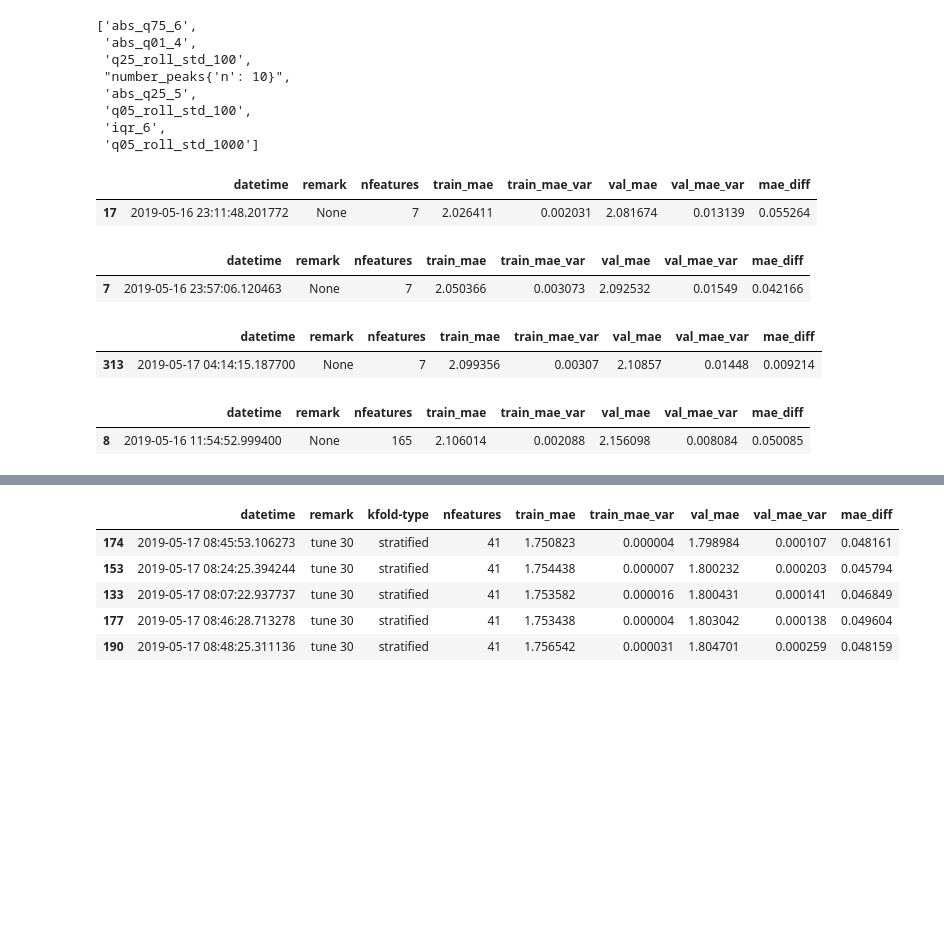
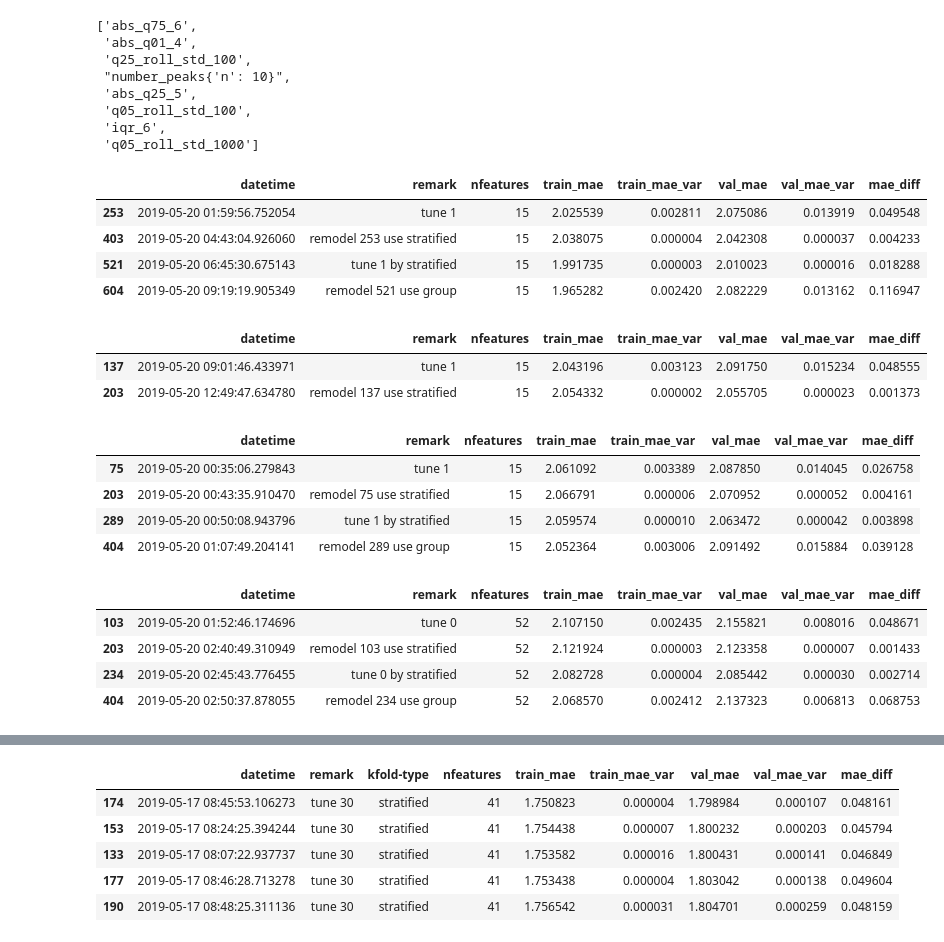
Before and after one commit to arhow/LANLEarthquakePrediction2019, a Jupyter notebook: mystacknet2.ipynb, the cells around one changed output, grey strips where cells are left out. Drawn from its saved outputs; the diff is of its cells as text; code cells hidden in the pictures; blank space fills up the shorter version.

```diff
--- a/mystacknet2.ipynb
+++ b/mystacknet2.ipynb
@@ -193,27 +195,37 @@ common_columns95
  'iqr_6',
  'q05_roll_std_1000']
 # %%
-df_trial_knn = pd.read_pickle('../trial/knn.pkl')
-df_trial_knn.loc[17:17][['datetime','remark', 'nfeatures', 'train_mae','train_mae_var','val_mae','val_mae_var','mae_diff']]
+db_knn = DFDB('../trial2/knn.pkl', auto_commit=False).select()
+db_knn.loc[[253,403,521,604]][['datetime','remark', 'nfeatures', 'train_mae','train_mae_var','val_mae','val_mae_var','mae_diff']]
 # %% [output]
 |  | datetime | remark | nfeatures | train_mae | train_mae_var | val_mae | val_mae_var | mae_diff |
-| 17 | 2019-05-16 23:11:48.201772 | None | 7 | 2.026411 | 0.002031 | 2.081674 | 0.013139 | 0.055264 |
+| 253 | 2019-05-20 01:59:56.752054 | tune 1 | 15 | 2.025539 | 0.002811 | 2.075086 | 0.013919 | 0.049548 |
+| 403 | 2019-05-20 04:43:04.926060 | remodel 253 use stratified | 15 | 2.038075 | 0.000004 | 2.042308 | 0.000037 | 0.004233 |
+| 521 | 2019-05-20 06:45:30.675143 | tune 1 by stratified | 15 | 1.991735 | 0.000003 | 2.010023 | 0.000016 | 0.018288 |
+| 604 | 2019-05-20 09:19:19.905349 | remodel 521 use group | 15 | 1.965282 | 0.002420 | 2.082229 | 0.013162 | 0.116947 |
 # %%
-df_trial_svr = pd.read_pickle('../trial/svr.pkl')
-df_trial_svr.loc[7:7][['datetime','remark', 'nfeatures', 'train_mae','train_mae_var','val_mae','val_mae_var','mae_diff']]
+db_svr = DFDB('../trial2/svr.pkl', auto_commit=False).select()
+db_svr.loc[[137,203]][['datetime','remark', 'nfeatures', 'train_mae','train_mae_var','val_mae','val_mae_var','mae_diff']]
 # %% [output]
 |  | datetime | remark | nfeatures | train_mae | train_mae_var | val_mae | val_mae_var | mae_diff |
-| 7 | 2019-05-16 23:57:06.120463 | None | 7 | 2.050366 | 0.003073 | 2.092532 | 0.01549 | 0.042166 |
+| 137 | 2019-05-20 09:01:46.433971 | tune 1 | 15 | 2.043196 | 0.003123 | 2.091750 | 0.015234 | 0.048555 |
+| 203 | 2019-05-20 12:49:47.634780 | remodel 137 use stratified | 15 | 2.054332 | 0.000002 | 2.055705 | 0.000023 | 0.001373 |
 # %%
-df_trial_fm = pd.read_pickle('../trial/fm.pkl')
-df_trial_fm.loc[313:313][['datetime','remark', 'nfeatures', 'train_mae','train_mae_var','val_mae','val_mae_var','mae_diff']]
+db_fm = DFDB('../trial2/fm.pkl', auto_commit=False).select()
+db_fm.loc[[75,203,289,404]][['datetime','remark', 'nfeatures', 'train_mae','train_mae_var','val_mae','val_mae_var','mae_diff']]
 # %% [output]
 |  | datetime | remark | nfeatures | train_mae | train_mae_var | val_mae | val_mae_var | mae_diff |
-| 313 | 2019-05-17 04:14:15.187700 | None | 7 | 2.099356 | 0.00307 | 2.10857 | 0.01448 | 0.009214 |
+| 75 | 2019-05-20 00:35:06.279843 | tune 1 | 15 | 2.061092 | 0.003389 | 2.087850 | 0.014045 | 0.026758 |
+| 203 | 2019-05-20 00:43:35.910470 | remodel 75 use stratified | 15 | 2.066791 | 0.000006 | 2.070952 | 0.000052 | 0.004161 |
+| 289 | 2019-05-20 00:50:08.943796 | tune 1 by stratified | 15 | 2.059574 | 0.000010 | 2.063472 | 0.000042 | 0.003898 |
+| 404 | 2019-05-20 01:07:49.204141 | remodel 289 use group | 15 | 2.052364 | 0.003006 | 2.091492 | 0.015884 | 0.039128 |
 # %%
-df_trial_lasso = pd.read_pickle('../trial/lasso.pkl')
-df_trial_lasso.loc[8:8][['datetime','remark', 'nfeatures', 'train_mae','train_mae_var','val_mae','val_mae_var','mae_diff']]
+db_lasso = DFDB('../trial2/lasso.pkl', auto_commit=False).select()
+db_lasso.loc[[103,203,234,404]][['datetime','remark', 'nfeatures', 'train_mae','train_mae_var','val_mae','val_mae_var','mae_diff']]
 # %% [output]
 |  | datetime | remark | nfeatures | train_mae | train_mae_var | val_mae | val_mae_var | mae_diff |
-| 8 | 2019-05-16 11:54:52.999400 | None | 165 | 2.106014 | 0.002088 | 2.156098 | 0.008084 | 0.050085 |
+| 103 | 2019-05-20 01:52:46.174696 | tune 0 | 52 | 2.107150 | 0.002435 | 2.155821 | 0.008016 | 0.048671 |
+| 203 | 2019-05-20 02:40:49.310949 | remodel 103 use stratified | 52 | 2.121924 | 0.000003 | 2.123358 | 0.000007 | 0.001433 |
+| 234 | 2019-05-20 02:45:43.776455 | tune 0 by stratified | 52 | 2.082728 | 0.000004 | 2.085442 | 0.000030 | 0.002714 |
+| 404 | 2019-05-20 02:50:37.878055 | remodel 234 use group | 52 | 2.068570 | 0.002412 | 2.137323 | 0.006813 | 0.068753 |
 # %%
```
Also changed, not shown: parts of 18 cells of this notebook, 2 other files.
